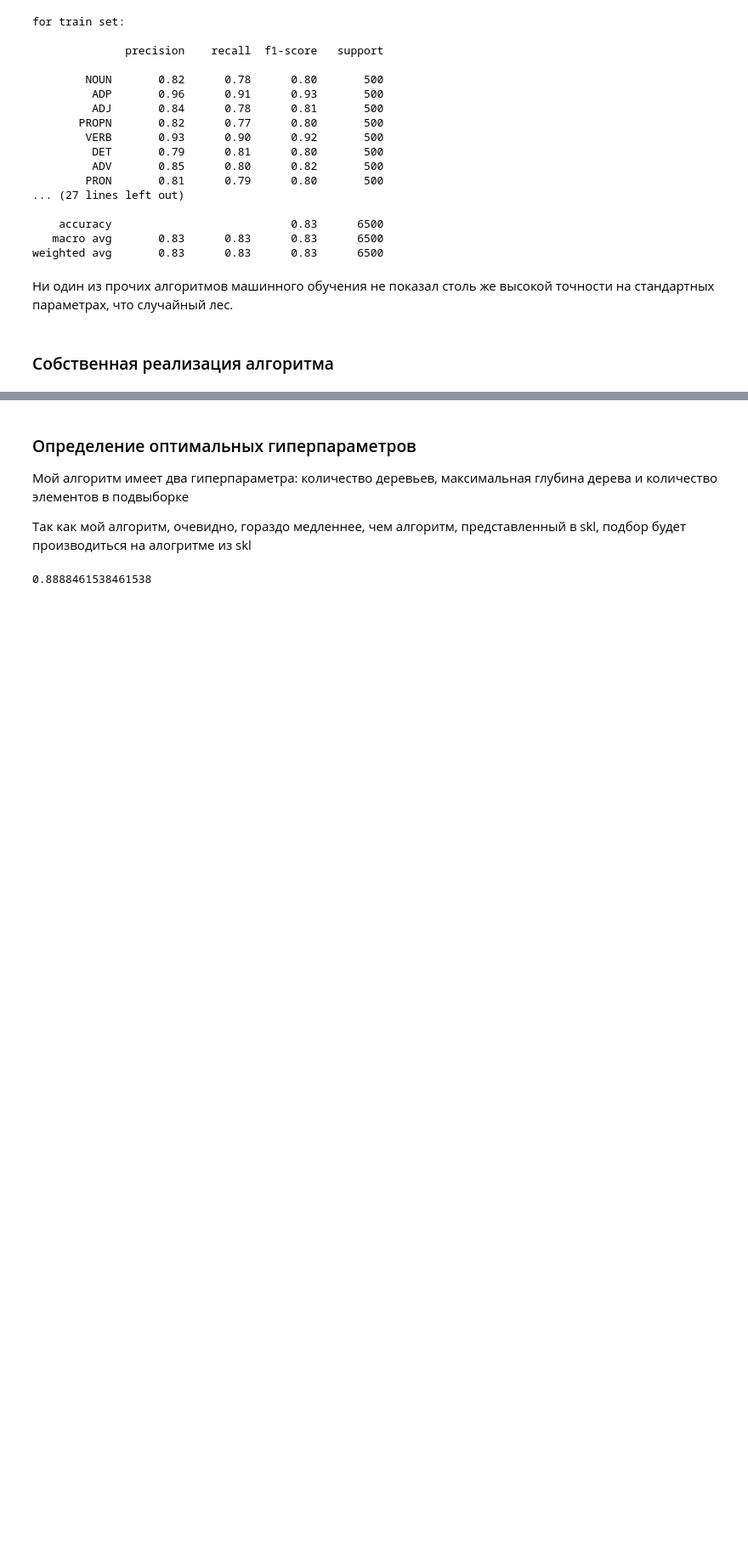
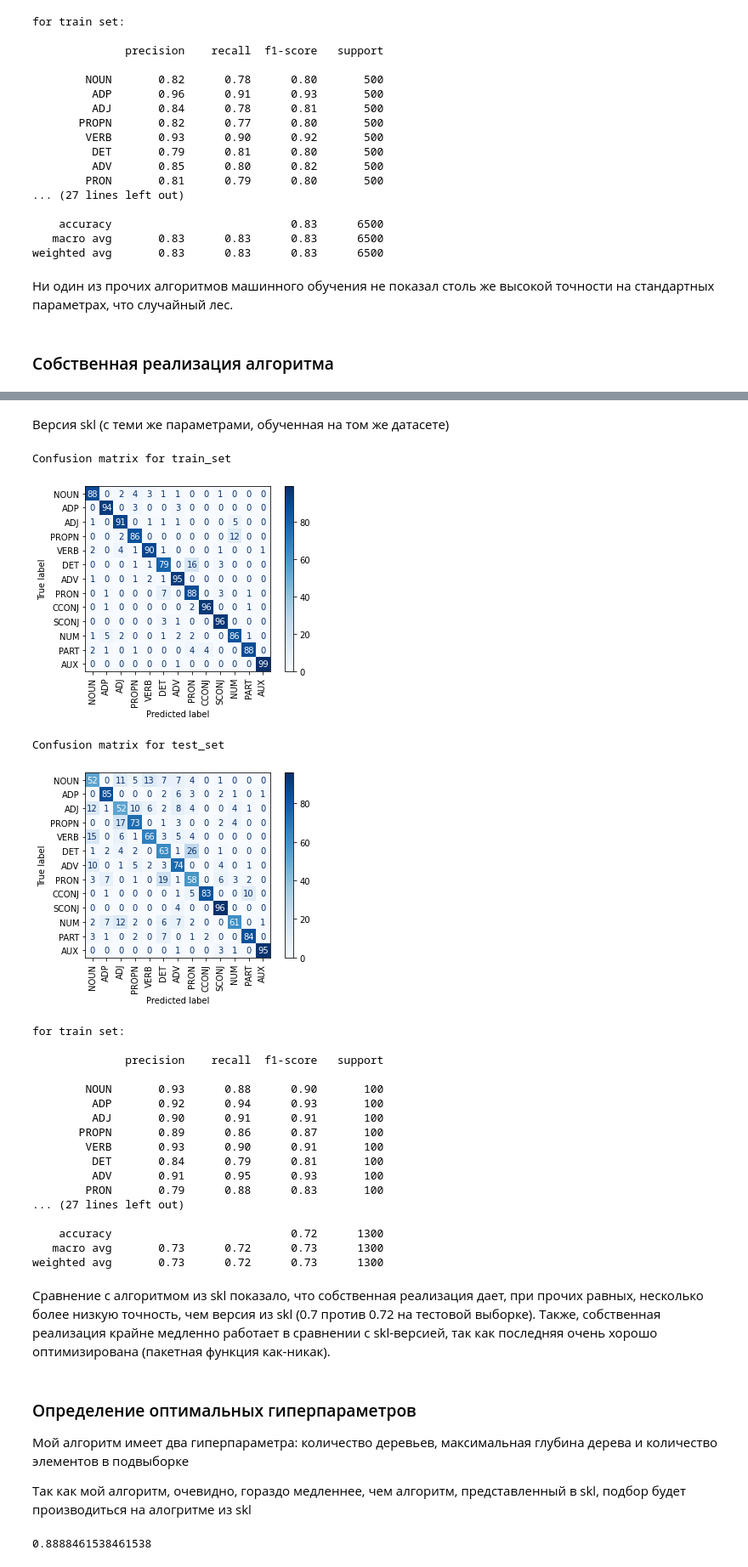
Before and after one commit to Megict/multimedia_KP, a Jupyter notebook: KP.ipynb, the cells around one changed output, grey strips where cells are left out. Shown at 85% size. Cells and saved outputs as stored; diff of their text form; code cells hidden in the pictures; blank space fills up the shorter version.

```diff
--- a/KP.ipynb
+++ b/KP.ipynb
@@ -1425,3 +1464,47 @@ KeyboardInterrupt:
+# %% [markdown]
+Версия skl (с теми же параметрами, обученная на том же датасете)
+# %%
+larrPD = np.array([pipe.predict([elm]) for elm in tqdm(larrDC)])
+tarrPD = np.array([pipe.predict([elm]) for elm in tqdm(tarrDC)])
+
+print("Confusion matrix for train_set")
+ConfusionMatrixDisplay.from_predictions(larrLB,larrPD,display_labels = np.array(Classes),cmap = 'Blues',
+                                        xticks_rotation = 'vertical')
+pylab.show()
+
+print("Confusion matrix for test_set")
+ConfusionMatrixDisplay.from_predictions(tarrLB,tarrPD,display_labels = np.array(Classes),cmap = 'Blues',
+                                        xticks_rotation = 'vertical')
+pylab.show()
+
+print("for train set:\n")
+print(classification_report(larrLB,larrPD,target_names = np.array(Classes)))
+print("for test set:\n")
+print(classification_report(tarrLB,tarrPD,target_names = np.array(Classes)))
+# %% [output]
+Confusion matrix for train_set
+[figure, added]
+Confusion matrix for test_set
+[figure, added]
+for train set:
+
+              precision    recall  f1-score   support
+
+        NOUN       0.93      0.88      0.90       100
+         ADP       0.92      0.94      0.93       100
+         ADJ       0.90      0.91      0.91       100
+       PROPN       0.89      0.86      0.87       100
+        VERB       0.93      0.90      0.91       100
+         DET       0.84      0.79      0.81       100
+         ADV       0.91      0.95      0.93       100
+        PRON       0.79      0.88      0.83       100
+... (27 lines left out)
+
+    accuracy                           0.72      1300
+   macro avg       0.73      0.72      0.73      1300
+weighted avg       0.73      0.72      0.73      1300
+# %% [markdown]
+Сравнение с алгоритмом из skl показало, что собственная реализация дает, при прочих равных, несколько более низкую точность, чем версия из skl (0.7 против 0.72 на тестовой выборке). Также, собственная реализация крайне медленно работает в сравнении с skl-версией, так как последняя очень хорошо оптимизирована (пакетная функция как-никак).
 # %% [markdown]
 ### Определение оптимальных гиперпараметров
 Мой алгоритм имеет два гиперпараметра: количество деревьев, максимальная глубина дерева и количество элементов в подвыборке
```
Also changed, not shown: parts of 20 cells of this notebook.
